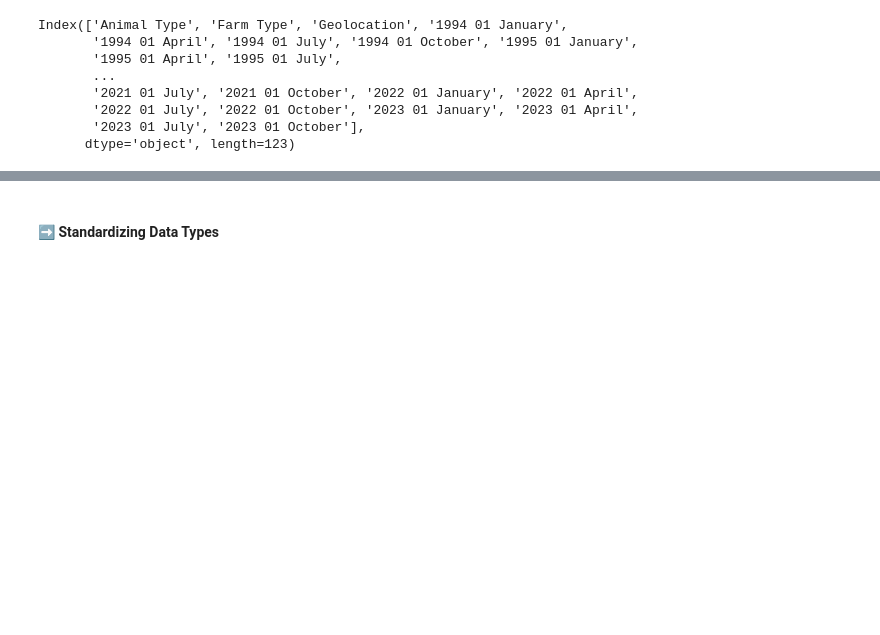
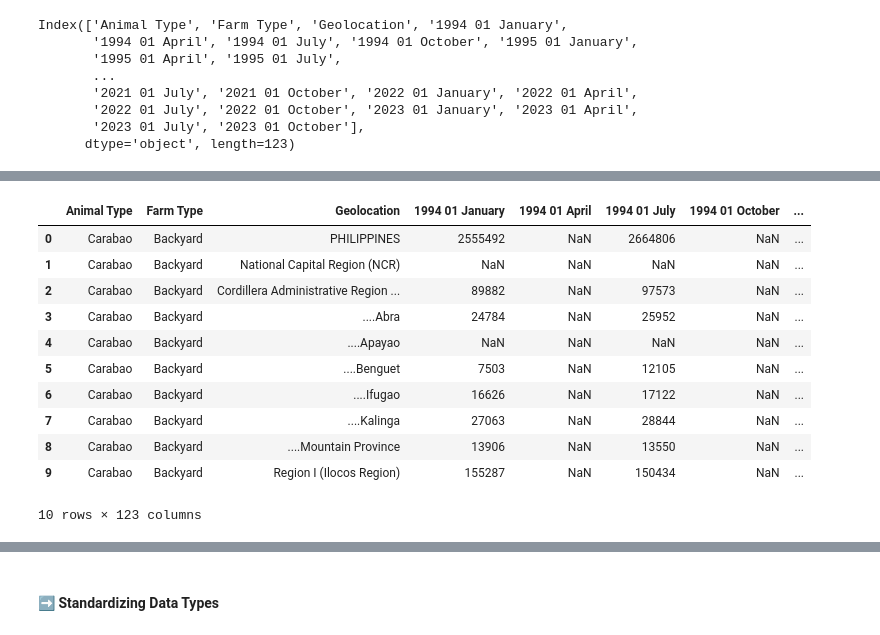
Before and after one commit to alpacaShiro/Livestock_Lifelines, a Jupyter notebook: Group2_4CSC_LivestockLifelines.ipynb, the cells around one changed output, grey strips where cells are left out. Drawn from its saved outputs; the diff is of its cells as text; code cells hidden in the pictures; blank space fills up the shorter version.

Commit message:
Data Exploration Addtion
1. Made a data frame copy containing null values.
2. Used this data frame to do further data exploration.

```diff
--- a/Group2_4CSC_LivestockLifelines.ipynb
+++ b/Group2_4CSC_LivestockLifelines.ipynb
@@ -115,3 +118,10 @@ Index(['Animal Type', 'Farm Type', 'Geolocation', '1994 01 January',
        '2022 01 July', '2022 01 October', '2023 01 January', '2023 01 April',
        '2023 01 July', '2023 01 October'],
       dtype='object', length=123)
+# %%
+# Finding Columns that are completely null.
+
+df_livestock_with_null = df_livestock.copy()
+df_livestock_with_null.replace(['..', '', ' ', '**', '*'], np.nan, inplace=True)
+null_columns = df_livestock_with_null.columns[df_livestock_with_null.isnull().all()]
+null_columns
@@ -117,0 +147,17 @@ Index(['Animal Type', 'Farm Type', 'Geolocation', '1994 01 January',
+# %%
+# Looking at the Dataset with null values included.
+
+df_livestock_with_null.head(10)
+# %% [output]
+|  | Animal Type | Farm Type | Geolocation | 1994 01 January | 1994 01 April | 1994 01 July | 1994 01 October | ... |
+| 0 | Carabao | Backyard | PHILIPPINES | 2555492 | NaN | 2664806 | NaN | ... |
+| 1 | Carabao | Backyard | National Capital Region (NCR) | NaN | NaN | NaN | NaN | ... |
+| 2 | Carabao | Backyard | Cordillera Administrative Region ... | 89882 | NaN | 97573 | NaN | ... |
+| 3 | Carabao | Backyard | ....Abra | 24784 | NaN | 25952 | NaN | ... |
+| 4 | Carabao | Backyard | ....Apayao | NaN | NaN | NaN | NaN | ... |
+| 5 | Carabao | Backyard | ....Benguet | 7503 | NaN | 12105 | NaN | ... |
+| 6 | Carabao | Backyard | ....Ifugao | 16626 | NaN | 17122 | NaN | ... |
+| 7 | Carabao | Backyard | ....Kalinga | 27063 | NaN | 28844 | NaN | ... |
+| 8 | Carabao | Backyard | ....Mountain Province | 13906 | NaN | 13550 | NaN | ... |
+| 9 | Carabao | Backyard | Region I (Ilocos Region) | 155287 | NaN | 150434 | NaN | ... |
+10 rows × 123 columns
```
Also changed, not shown: parts of 9 cells of this notebook.
